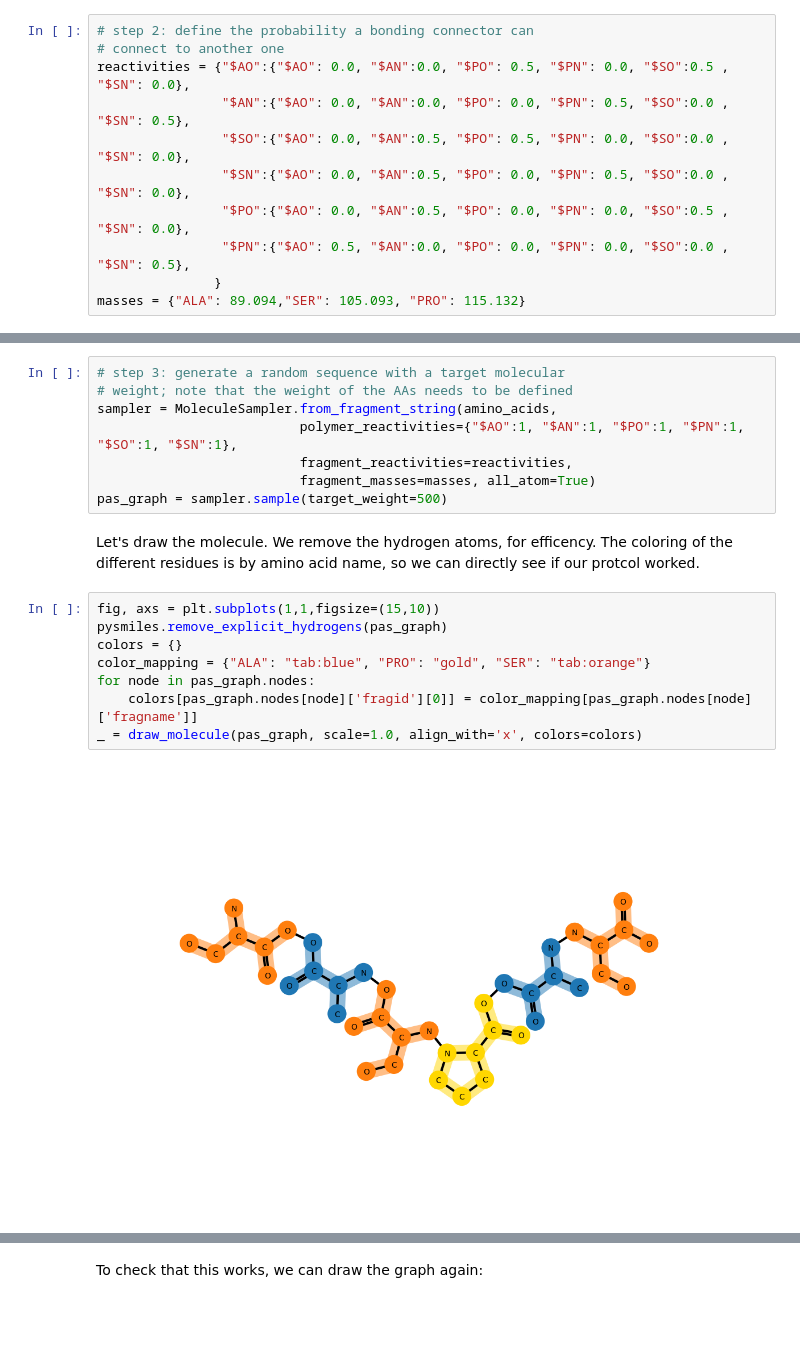
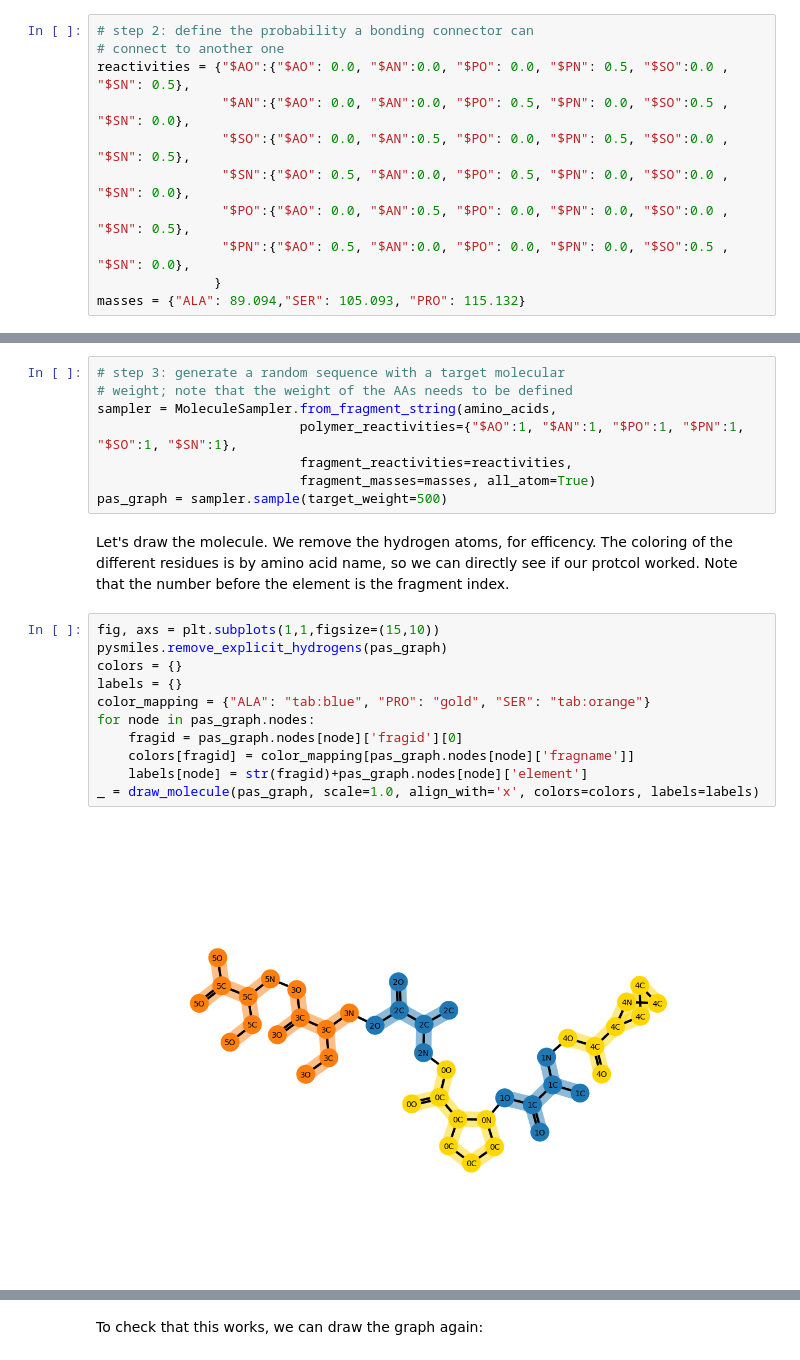
Before and after one commit to polyply/PEGylation, a Jupyter notebook: tutorial_data/PEGylatedProteins.ipynb, the cells around one changed output, grey strips where cells are left out. Saved outputs shown, nothing was run; the diff lists cells and outputs as text; blank space fills up the shorter version.

```diff
--- a/tutorial_data/PEGylatedProteins.ipynb
+++ b/tutorial_data/PEGylatedProteins.ipynb
@@ -312,12 +312,12 @@ In addition to the structures, reactivities between the different amino acids sh
 # %%
 # step 2: define the probability a bonding connector can
 # connect to another one
-reactivities = {"$AO":{"$AO": 0.0, "$AN":0.0, "$PO": 0.5, "$PN": 0.0, "$SO":0.5 , "$SN": 0.0},
-                "$AN":{"$AO": 0.0, "$AN":0.0, "$PO": 0.0, "$PN": 0.5, "$SO":0.0 , "$SN": 0.5},
-                "$SO":{"$AO": 0.0, "$AN":0.5, "$PO": 0.5, "$PN": 0.0, "$SO":0.0 , "$SN": 0.0},
-                "$SN":{"$AO": 0.0, "$AN":0.5, "$PO": 0.0, "$PN": 0.5, "$SO":0.0 , "$SN": 0.0},
-                "$PO":{"$AO": 0.0, "$AN":0.5, "$PO": 0.0, "$PN": 0.0, "$SO":0.5 , "$SN": 0.0},
-                "$PN":{"$AO": 0.5, "$AN":0.0, "$PO": 0.0, "$PN": 0.0, "$SO":0.0 , "$SN": 0.5},
+reactivities = {"$AO":{"$AO": 0.0, "$AN":0.0, "$PO": 0.0, "$PN": 0.5, "$SO":0.0 , "$SN": 0.5},
+                "$AN":{"$AO": 0.0, "$AN":0.0, "$PO": 0.5, "$PN": 0.0, "$SO":0.5 , "$SN": 0.0},
+                "$SO":{"$AO": 0.0, "$AN":0.5, "$PO": 0.0, "$PN": 0.5, "$SO":0.0 , "$SN": 0.5},
+                "$SN":{"$AO": 0.5, "$AN":0.0, "$PO": 0.5, "$PN": 0.0, "$SO":0.0 , "$SN": 0.0},
+                "$PO":{"$AO": 0.0, "$AN":0.5, "$PO": 0.0, "$PN": 0.0, "$SO":0.0 , "$SN": 0.5},
+                "$PN":{"$AO": 0.5, "$AN":0.0, "$PO": 0.0, "$PN": 0.0, "$SO":0.5 , "$SN": 0.0},
                }
 masses = {"ALA": 89.094,"SER": 105.093, "PRO": 115.132}
 # %% [markdown]
@@ -331,15 +331,18 @@ sampler = MoleculeSampler.from_fragment_string(amino_acids,
                           fragment_masses=masses, all_atom=True)
 pas_graph = sampler.sample(target_weight=500)
 # %% [markdown]
-Let's draw the molecule. We remove the hydrogen atoms, for efficency. The coloring of the different residues is by amino acid name, so we can directly see if our protcol worked.
+Let's draw the molecule. We remove the hydrogen atoms, for efficency. The coloring of the different residues is by amino acid name, so we can directly see if our protcol worked. Note that the number before the element is the fragment index.
 # %%
 fig, axs = plt.subplots(1,1,figsize=(15,10))
 pysmiles.remove_explicit_hydrogens(pas_graph)
 colors = {}
+labels = {}
 color_mapping = {"ALA": "tab:blue", "PRO": "gold", "SER": "tab:orange"}
 for node in pas_graph.nodes:
-    colors[pas_graph.nodes[node]['fragid'][0]] = color_mapping[pas_graph.nodes[node]['fragname']]
-_ = draw_molecule(pas_graph, scale=1.0, align_with='x', colors=colors)
+    fragid = pas_graph.nodes[node]['fragid'][0]
+    colors[fragid] = color_mapping[pas_graph.nodes[node]['fragname']]
+    labels[node] = str(fragid)+pas_graph.nodes[node]['element']
+_ = draw_molecule(pas_graph, scale=1.0, align_with='x', colors=colors, labels=labels)
 # %% [output]
-[figure, old version]
+[figure, new version]
 # %% [markdown]
```
Also changed, not shown: parts of 11 cells of this notebook.
